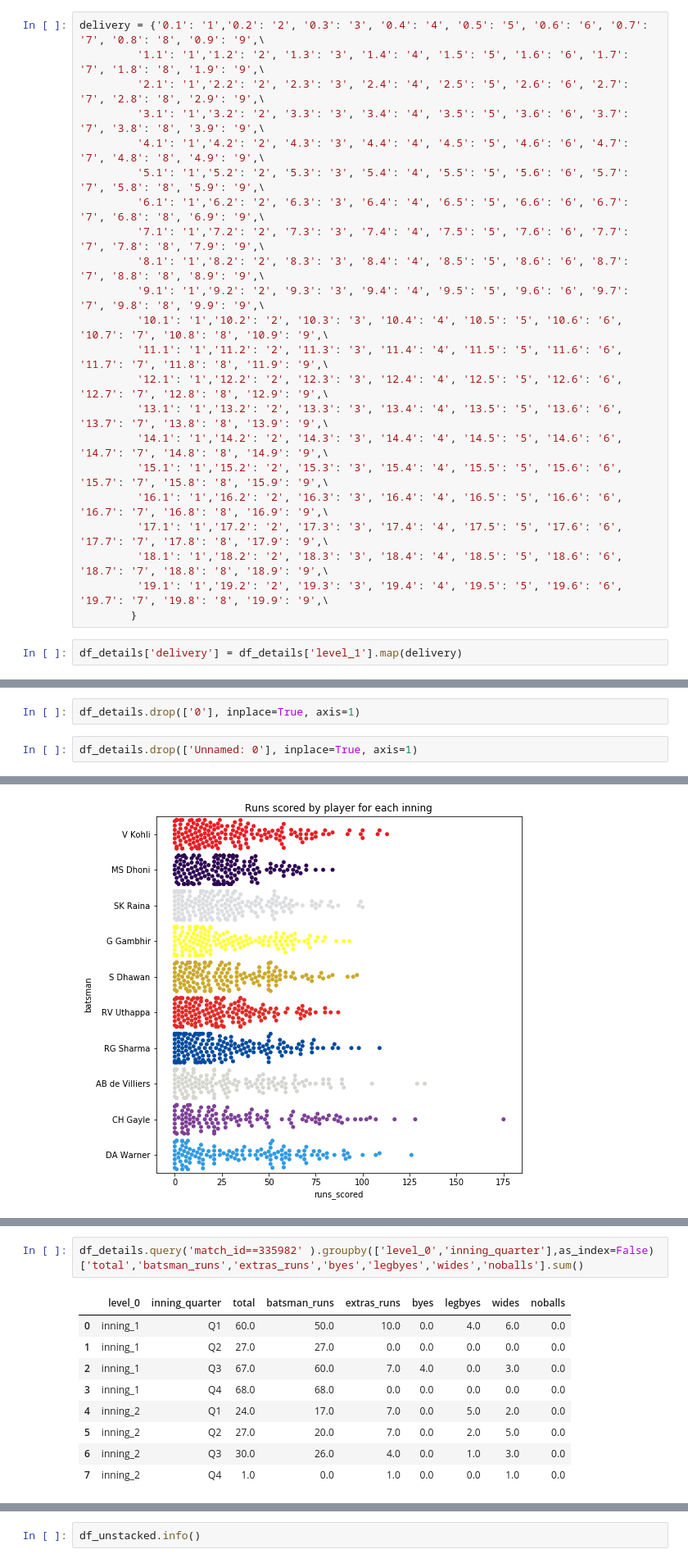
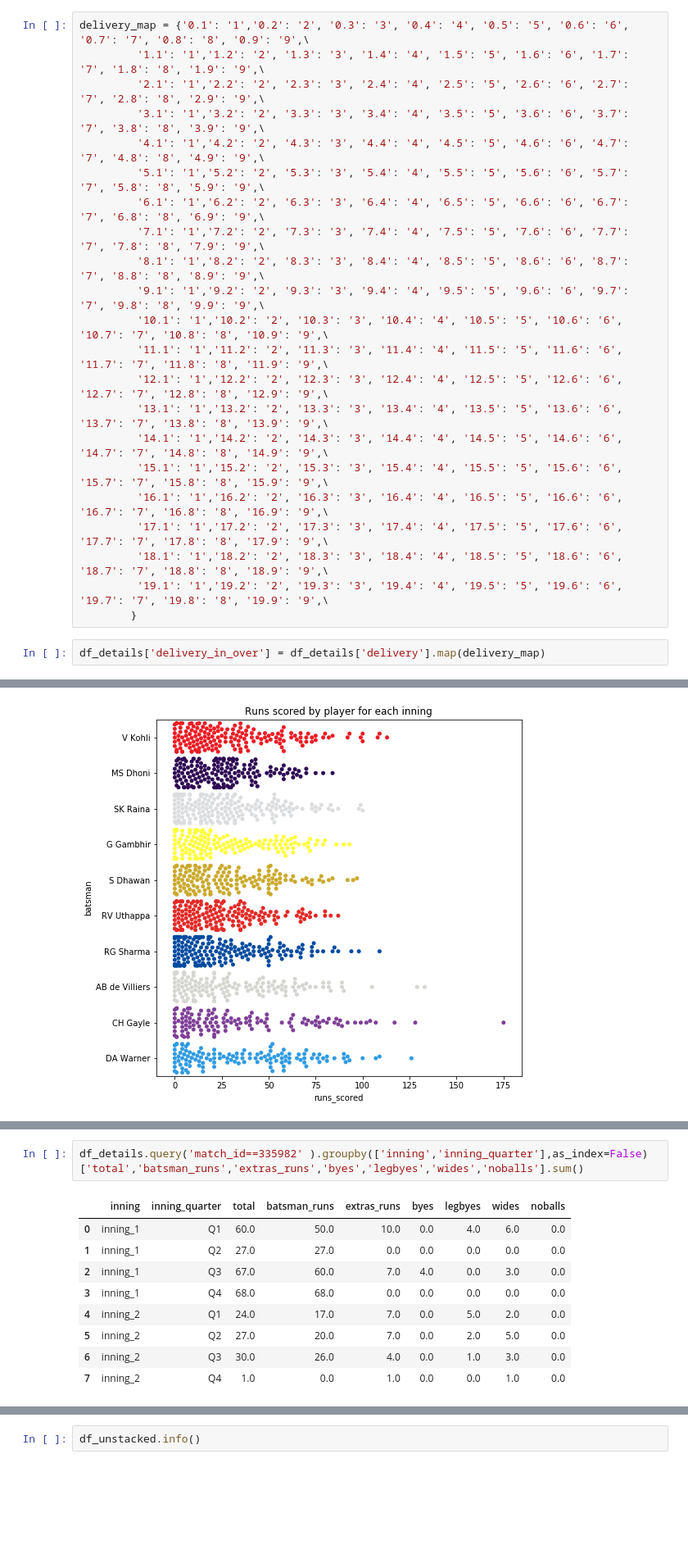
Before and after one commit to ravi-gopalan/ipl_analysis, a Jupyter notebook: ipl_analysis_v3.ipynb, the cells around one changed output, grey strips where cells are left out. Shown at 82% size. Drawn from its saved outputs; the diff is of its cells as text; blank space fills up the shorter version.

```diff
--- a/ipl_analysis_v3.ipynb
+++ b/ipl_analysis_v3.ipynb
@@ -357,5 +410,5 @@ df_details['level_1'] = df_details['level_1'].astype(str)
 # %%
-delivery = {'0.1': '1','0.2': '2', '0.3': '3', '0.4': '4', '0.5': '5', '0.6': '6', '0.7': '7', '0.8': '8', '0.9': '9',\
+delivery_map = {'0.1': '1','0.2': '2', '0.3': '3', '0.4': '4', '0.5': '5', '0.6': '6', '0.7': '7', '0.8': '8', '0.9': '9',\
          '1.1': '1','1.2': '2', '1.3': '3', '1.4': '4', '1.5': '5', '1.6': '6', '1.7': '7', '1.8': '8', '1.9': '9',\
          '2.1': '1','2.2': '2', '2.3': '3', '2.4': '4', '2.5': '5', '2.6': '6', '2.7': '7', '2.8': '8', '2.9': '9',\
          '3.1': '1','3.2': '2', '3.3': '3', '3.4': '4', '3.5': '5', '3.6': '6', '3.7': '7', '3.8': '8', '3.9': '9',\
@@ -377,7 +430,7 @@ delivery = {'0.1': '1','0.2': '2', '0.3': '3', '0.4': '4', '0.5': '5', '0.6': '6
          '19.1': '1','19.2': '2', '19.3': '3', '19.4': '4', '19.5': '5', '19.6': '6', '19.7': '7', '19.8': '8', '19.9': '9',\
         }
 # %%
-df_details['delivery'] = df_details['level_1'].map(delivery)
+df_details['delivery_in_over'] = df_details['delivery'].map(delivery_map)
 # %%
 df_details['over'] = df_details['over'].astype(str)
 inning_quarter = {'1': 'Q1','2': 'Q1', '3': 'Q1', '4': 'Q1', '5': 'Q1', \
@@ -710,4 +753,0 @@ memory usage: 67.6+ MB
-# %%
-df_details.drop(['0'], inplace=True, axis=1)
-# %%
-df_details.drop(['Unnamed: 0'], inplace=True, axis=1)
@@ -1781,7 +1767,7 @@ df_details.head()
 # %%
-df_details.query('match_id==335982' ).groupby(['level_0','inning_quarter'],as_index=False)['total','batsman_runs','extras_runs','byes','legbyes','wides','noballs'].sum()
+df_details.query('match_id==335982' ).groupby(['inning','inning_quarter'],as_index=False)['total','batsman_runs','extras_runs','byes','legbyes','wides','noballs'].sum()
 # %% [output]
-|  | level_0 | inning_quarter | total | batsman_runs | extras_runs | byes | legbyes | wides | noballs |
+|  | inning | inning_quarter | total | batsman_runs | extras_runs | byes | legbyes | wides | noballs |
 | 0 | inning_1 | Q1 | 60.0 | 50.0 | 10.0 | 0.0 | 4.0 | 6.0 | 0.0 |
 | 1 | inning_1 | Q2 | 27.0 | 27.0 | 0.0 | 0.0 | 0.0 | 0.0 | 0.0 |
 | 2 | inning_1 | Q3 | 67.0 | 60.0 | 7.0 | 4.0 | 0.0 | 3.0 | 0.0 |
```
Also changed, not shown: parts of 101 cells of this notebook.
